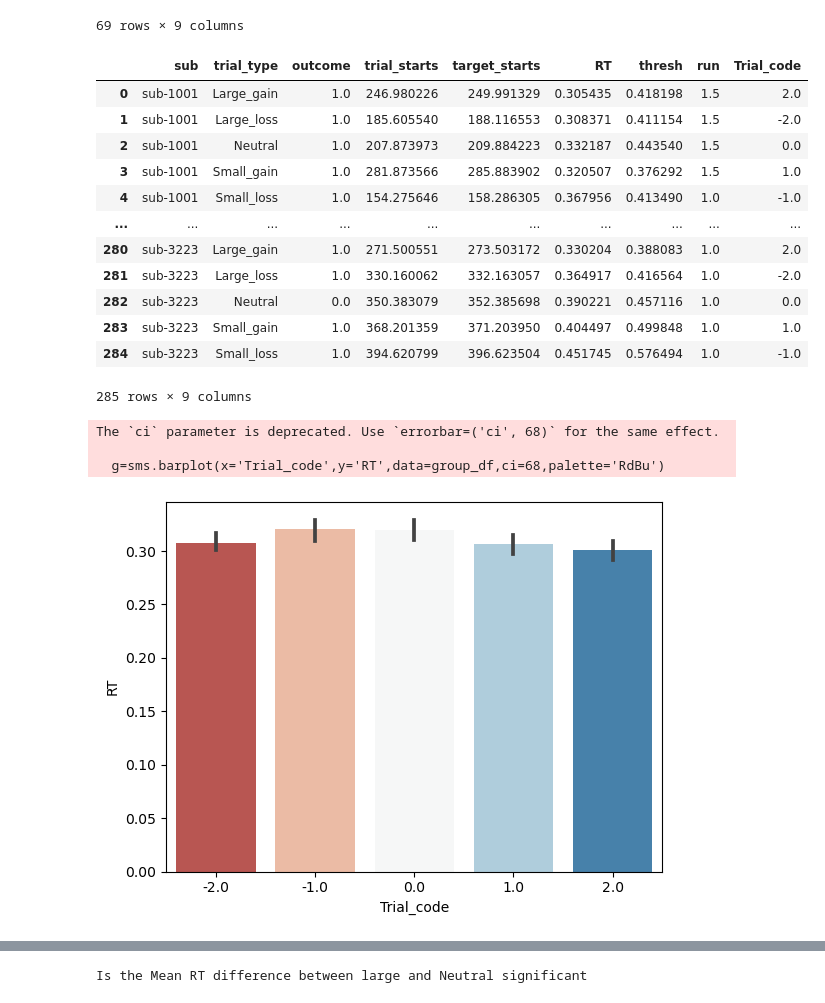
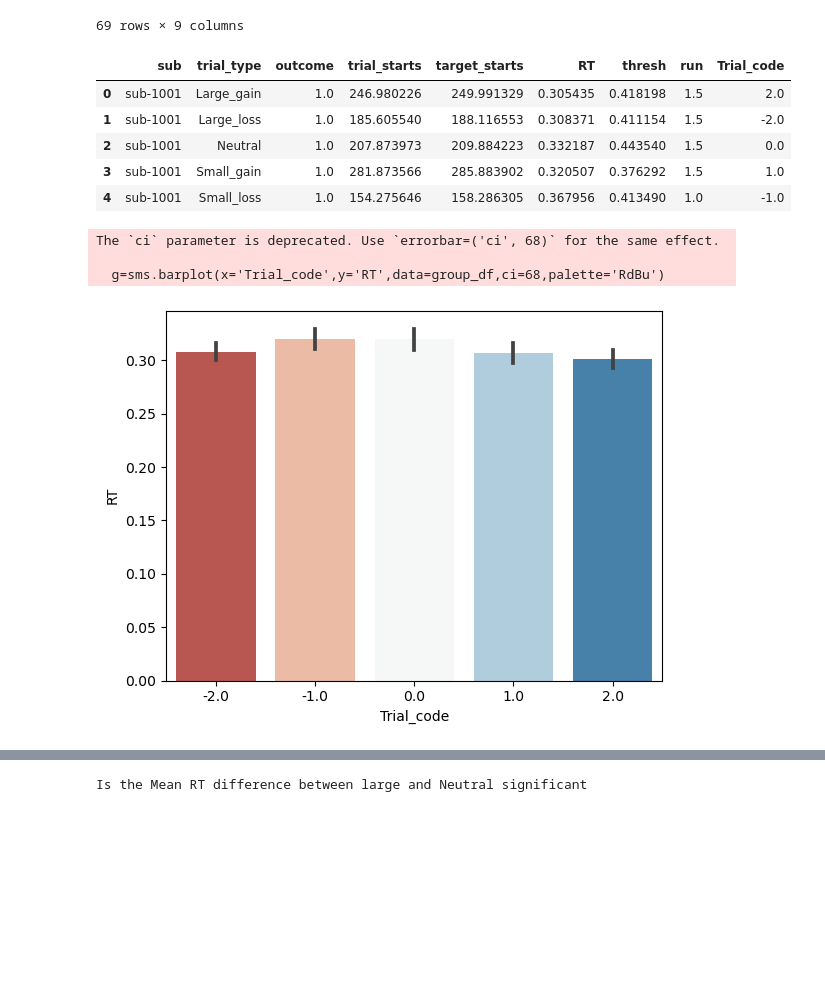
Before and after one commit to DVS-Lab/istart-mid-clean, a Jupyter notebook: code/Behave_update.ipynb, the cells around one changed output, grey strips where cells are left out. Saved outputs shown, nothing was run; the diff lists cells and outputs as text; code cells hidden in the pictures; blank space fills up the shorter version.

```diff
--- a/code/Behave_update.ipynb
+++ b/code/Behave_update.ipynb
@@ -192,28 +192,21 @@ df[df['sub']=='sub-3199']
 # %%
 # Plot avg. RT across all subs; would be nice to run this for individual subs
 df['run']=df['run'].astype(int)
 group_df=df.groupby(by=['sub','trial_type']).median()
 group_df=group_df.reset_index()
-#display(group_df.head())
-display(group_df)
+display(group_df.head())
+#display(group_df)
 g=sms.barplot(x='Trial_code',y='RT',data=group_df,ci=68,palette='RdBu')
 #plt.savefig('figures/RT_BAR.svg')
 plt.show()
 # %% [output]
 |  | sub | trial_type | outcome | trial_starts | target_starts | RT | thresh | run | Trial_code |
 | 0 | sub-1001 | Large_gain | 1.0 | 246.980226 | 249.991329 | 0.305435 | 0.418198 | 1.5 | 2.0 |
 | 1 | sub-1001 | Large_loss | 1.0 | 185.605540 | 188.116553 | 0.308371 | 0.411154 | 1.5 | -2.0 |
 | 2 | sub-1001 | Neutral | 1.0 | 207.873973 | 209.884223 | 0.332187 | 0.443540 | 1.5 | 0.0 |
 | 3 | sub-1001 | Small_gain | 1.0 | 281.873566 | 285.883902 | 0.320507 | 0.376292 | 1.5 | 1.0 |
 | 4 | sub-1001 | Small_loss | 1.0 | 154.275646 | 158.286305 | 0.367956 | 0.413490 | 1.0 | -1.0 |
-| ... | ... | ... | ... | ... | ... | ... | ... | ... | ... |
-| 280 | sub-3223 | Large_gain | 1.0 | 271.500551 | 273.503172 | 0.330204 | 0.388083 | 1.0 | 2.0 |
-| 281 | sub-3223 | Large_loss | 1.0 | 330.160062 | 332.163057 | 0.364917 | 0.416564 | 1.0 | -2.0 |
-| 282 | sub-3223 | Neutral | 0.0 | 350.383079 | 352.385698 | 0.390221 | 0.457116 | 1.0 | 0.0 |
-| 283 | sub-3223 | Small_gain | 1.0 | 368.201359 | 371.203950 | 0.404497 | 0.499848 | 1.0 | 1.0 |
-| 284 | sub-3223 | Small_loss | 1.0 | 394.620799 | 396.623504 | 0.451745 | 0.576494 | 1.0 | -1.0 |
-285 rows × 9 columns
+The `ci` parameter is deprecated. Use `errorbar=('ci', 68)` for the same effect.
+
+  g=sms.barplot(x='Trial_code',y='RT',data=group_df,ci=68,palette='RdBu')
-The `ci` parameter is deprecated. Use `errorbar=('ci', 68)` for the same effect.
-
-  g=sms.barplot(x='Trial_code',y='RT',data=group_df,ci=68,palette='RdBu')
 [figure]
```
Also changed, not shown: parts of 1 cell of this notebook.
